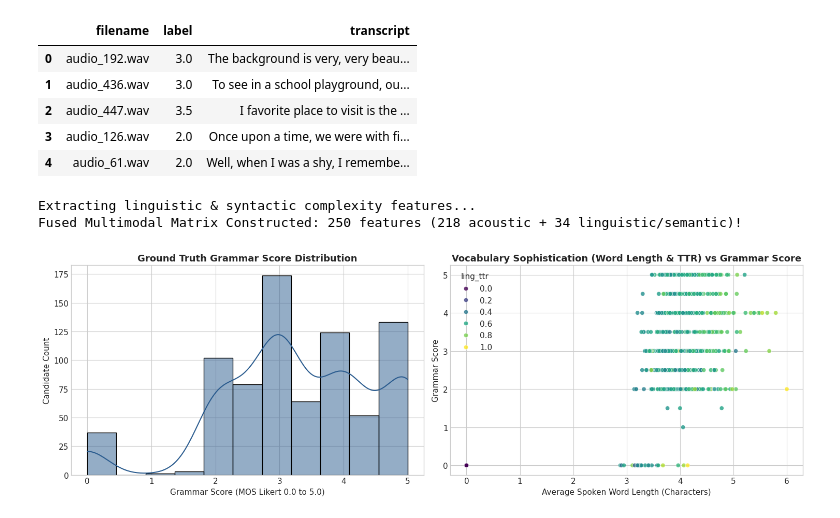
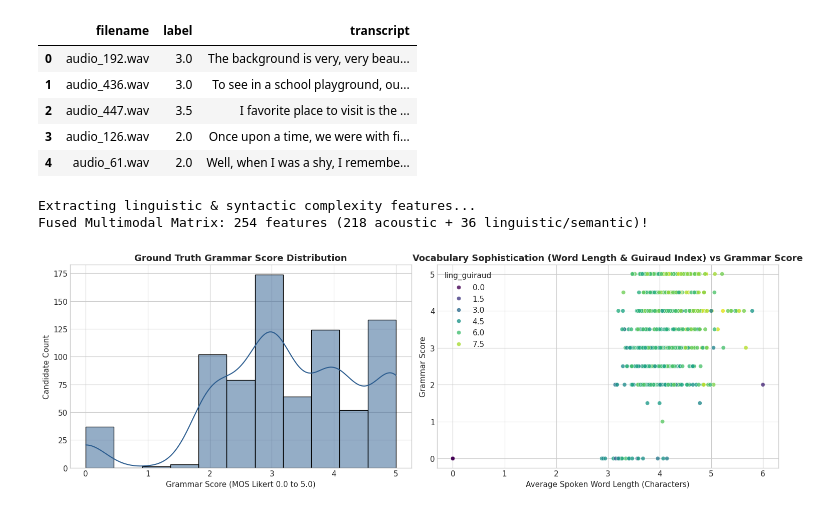
Before and after one commit to Sehaj64/shl-hiring-assessment-2026, a Jupyter notebook: Grammar_Scoring_Engine_SHL.ipynb, the cells around one changed output. Cells and saved outputs as stored; diff of their text form; code cells hidden in the pictures.

Commit message:
feat: super-ensemble integration with CatBoost, XGBoost, and multimodal grammar features

```diff
--- a/Grammar_Scoring_Engine_SHL.ipynb
+++ b/Grammar_Scoring_Engine_SHL.ipynb
@@ -89,7 +91,7 @@ Loaded 769 training samples and 216 test samples.
 | 3 | audio_126.wav | 2.0 | Once upon a time, we were with fi... |
 | 4 | audio_61.wav | 2.0 | Well, when I was a shy, I remembe... |
 # %%
-def extract_linguistic_features(text, duration):
+def extract_linguistic_features_single(text, duration):
     text = str(text) if pd.notna(text) else ""
     words = re.findall(r'\b[a-zA-Z]+\b', text.lower())
     n_words = len(words)
@@ -99,34 +101,45 @@ def extract_linguistic_features(text, duration):
     if n_words == 0:
         return {
             'ling_word_count': 0, 'ling_char_count': 0, 'ling_avg_word_length': 0.0,
-            'ling_ttr': 0.0, 'ling_hapax_ratio': 0.0, 'ling_long_word_ratio': 0.0,
+            'ling_ttr': 0.0, 'ling_guiraud': 0.0, 'ling_hapax_ratio': 0.0, 'ling_long_word_ratio': 0.0,
             'ling_wpm': 0.0, 'ling_sent_count': 0, 'ling_avg_sent_len': 0.0,
-            'ling_std_sent_len': 0.0, 'ling_sub_conj': 0, 'ling_coord_conj': 0,
+            'ling_std_sent_len': 0.0, 'ling_max_sent_len': 0.0,
+            'ling_modal_ratio': 0.0, 'ling_sub_conj': 0.0, 'ling_coord_conj': 0.0, 'ling_repetition_count': 0,
             'ling_fk_grade': 0.0, 'ling_fog': 0.0, 'ling_dale_chall': 0.0,
             'ling_reading_ease': 0.0, 'ling_coleman': 0.0, 'ling_ari': 0.0
         }
 
     unique_words = set(words)
-    ttr = len(unique_words) / n_words
+    n_unique = len(unique_words)
+    ttr = n_unique / n_words
+    guiraud = n_unique / np.sqrt(n_words)
 
     word_freq = {}
     for w in words: word_freq[w] = word_freq.get(w, 0) + 1
-    hapax_ratio = sum(1 for w, c in word_freq.items() if c == 1) / n_words
+    hapax_count = sum(1 for w, c in word_freq.items() if c == 1)
+    hapax_ratio = hapax_count / n_words
 
     word_lens = [len(w) for w in words]
     avg_wlen = float(np.mean(word_lens))
-    long_word_ratio = sum(1 for l in word_lens if l >= 6) / n_words
+    long_words = sum(1 for l in word_lens if l >= 6)
+    long_word_ratio = long_words / n_words
 
     sentences = [s.strip() for s in re.split(r'[.!?]+', text) if s.strip()]
     sent_count = max(len(sentences), 1)
     sent_lens = [len(re.findall(r'\b[a-zA-Z]+\b', s)) for s in sentences]
     avg_sent_len = float(np.mean(sent_lens)) if len(sent_lens) > 0 else float(n_words)
     std_sent_len = float(np.std(sent_lens)) if len(sent_lens) > 0 else 0.0
+    max_sent_len = float(np.max(sent_lens)) if len(sent_lens) > 0 else float(n_words)
 
+    modals = {'can', 'could', 'would', 'should', 'might', 'must', 'may', 'shall', 'ought'}
     sub_conjs = {'because', 'although', 'since', 'while', 'whereas', 'unless', 'though', 'if', 'even', 'whether', 'as'}
     coord_conjs = {'and', 'but', 'so', 'or', 'yet', 'for', 'nor'}
-    sub_count = sum(1 for w in words if w in sub_conjs)
-    coord_count = sum(1 for w in words if w in coord_conjs)
+
+    modal_count = sum(1 for w in words if w in modals) / n_words
+    sub_count = sum(1 for w in words if w in sub_conjs) / n_words
+    coord_count = sum(1 for w in words if w in coord_conjs) / n_words
+
+    reps = sum(1 for i in range(n_words - 1) if words[i] == words[i+1])
 
     try: fk_grade = float(textstat.flesch_kincaid_grade(text))
     except: fk_grade = 0.0
@@ -143,16 +156,17 @@ def extract_linguistic_features(text, duration):
 
     return {
         'ling_word_count': n_words, 'ling_char_count': len(text), 'ling_avg_word_length': avg_wlen,
-        'ling_ttr': ttr, 'ling_hapax_ratio': hapax_ratio, 'ling_long_word_ratio': long_word_ratio,
+        'ling_ttr': ttr, 'ling_guiraud': guiraud, 'ling_hapax_ratio': hapax_ratio, 'ling_long_word_ratio': long_word_ratio,
         'ling_wpm': wpm, 'ling_sent_count': sent_count, 'ling_avg_sent_len': avg_sent_len,
-        'ling_std_sent_len': std_sent_len, 'ling_sub_conj': sub_count, 'ling_coord_conj': coord_count,
+        'ling_std_sent_len': std_sent_len, 'ling_max_sent_len': max_sent_len, 'ling_modal_ratio': modal_count,
+        'ling_sub_conj': sub_count, 'ling_coord_conj': coord_count, 'ling_repetition_count': reps,
         'ling_fk_grade': fk_grade, 'ling_fog': fog, 'ling_dale_chall': dc,
         'ling_reading_ease': ease, 'ling_coleman': coleman, 'ling_ari': ari
     }
 
 print("Extracting linguistic & syntactic complexity features...")
-train_ling = pd.DataFrame([extract_linguistic_features(r['transcript'], r['duration']) for _, r in train_merged.iterrows()])
-test_ling = pd.DataFrame([extract_linguistic_features(r['transcript'], r['duration']) for _, r in test_merged.iterrows()])
+train_ling = pd.DataFrame([extract_linguistic_features_single(r['transcript'], r['duration']) for _, r in train_merged.iterrows()])
+test_ling = pd.DataFrame([extract_linguistic_features_single(r['transcript'], r['duration']) for _, r in test_merged.iterrows()])
 
 # TF-IDF + SVD for syntactic & semantic structure
 all_texts = train_merged['transcript'].fillna('').tolist() + test_merged['transcript'].fillna('').tolist()
@@ -173,29 +187,29 @@ X = pd.concat([train_ac[ac_cols], train_ling, train_svd], axis=1)
 y = train_ac['label'].values
 X_test = pd.concat([test_ac[ac_cols], test_ling, test_svd], axis=1)
 
-print(f"Fused Multimodal Matrix Constructed: {X.shape[1]} features (218 acoustic + 34 linguistic/semantic)!")
+print(f"Fused Multimodal Matrix: {X.shape[1]} features (218 acoustic + 36 linguistic/semantic)!")
 # %% [output]
 Extracting linguistic & syntactic complexity features...
-Fused Multimodal Matrix Constructed: 250 features (218 acoustic + 34 linguistic/semantic)!
+Fused Multimodal Matrix: 254 features (218 acoustic + 36 linguistic/semantic)!
 # %%
 fig, axes = plt.subplots(1, 2, figsize=(15, 5))
 
 # Target distribution
 sns.histplot(y, bins=11, kde=True, color='#2b5c8f', ax=axes[0], edgecolor='black')
 axes[0].set_title("Ground Truth Grammar Score Distribution", fontsize=13, fontweight='bold')
 axes[0].set_xlabel("Grammar Score (MOS Likert 0.0 to 5.0)")
 axes[0].set_ylabel("Candidate Count")
 
 # Linguistic vs Score Scatter
-sns.scatterplot(x=train_ling['ling_avg_word_length'], y=y, hue=train_ling['ling_ttr'], palette='viridis', ax=axes[1], alpha=0.8)
-axes[1].set_title("Vocabulary Sophistication (Word Length & TTR) vs Grammar Score", fontsize=13, fontweight='bold')
+sns.scatterplot(x=train_ling['ling_avg_word_length'], y=y, hue=train_ling['ling_guiraud'], palette='viridis', ax=axes[1], alpha=0.8)
+axes[1].set_title("Vocabulary Sophistication (Word Length & Guiraud Index) vs Grammar Score", fontsize=13, fontweight='bold')
 axes[1].set_xlabel("Average Spoken Word Length (Characters)")
 axes[1].set_ylabel("Grammar Score")
 
 plt.tight_layout()
 plt.show()
 # %% [output]
-[figure, old version]
+[figure, new version]
 # %%
 medians = X.median()
 X = X.fillna(medians).replace([np.inf, -np.inf], 0)
```
Also changed, not shown: parts of 9 cells of this notebook, 5 other files.
